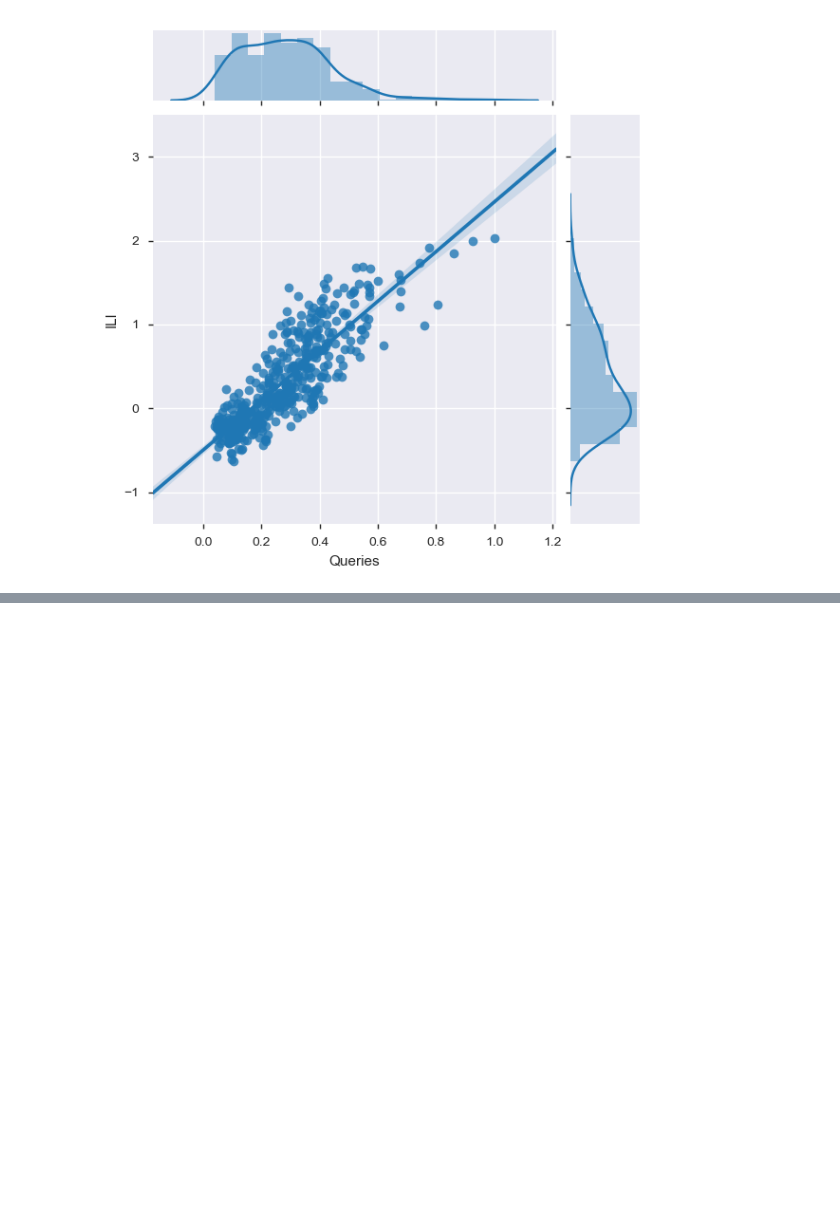
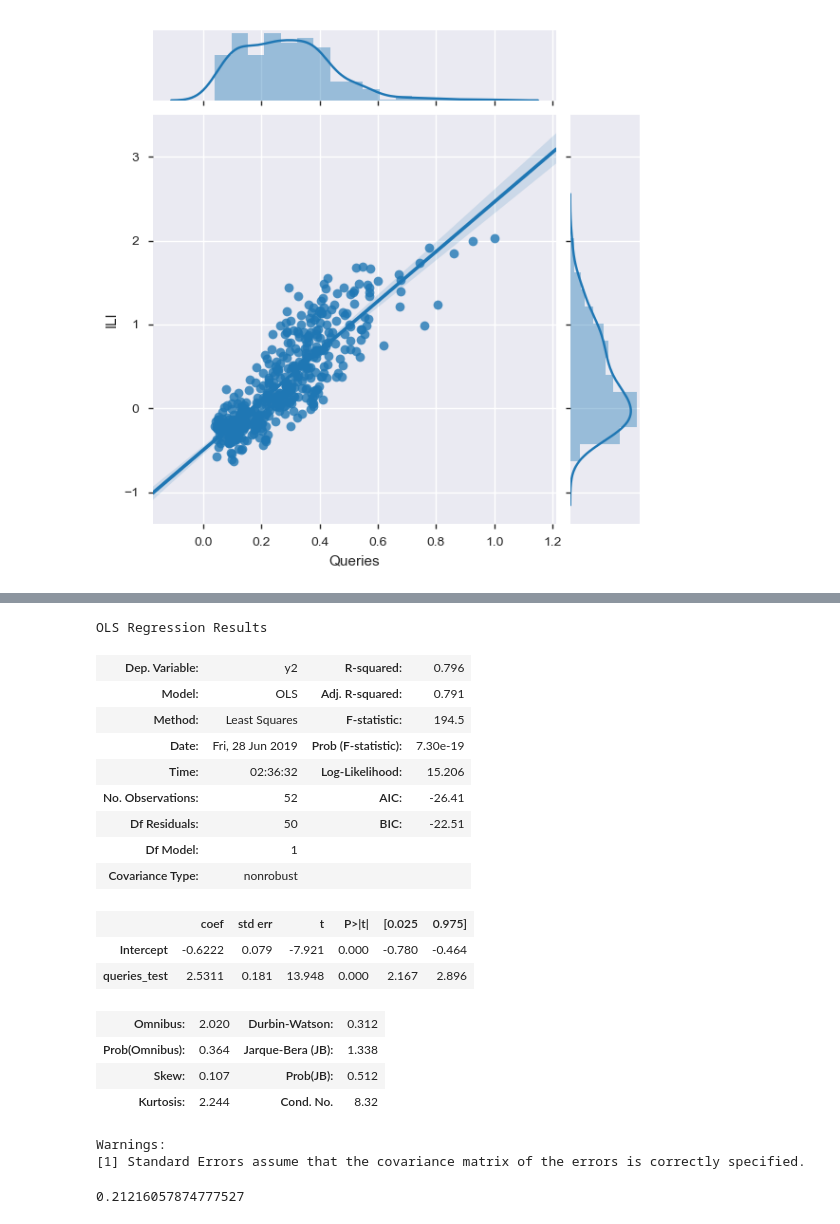
Before and after one commit to atheesh1998/Analytics-Edge, a Jupyter notebook: 2. Linear Regression/6. Flu Epidemic.ipynb, the cells around one changed output, grey strips where cells are left out. Drawn from its saved outputs; the diff is of its cells as text; code cells hidden in the pictures; blank space fills up the shorter version.

```diff
--- a/2. Linear Regression/6. Flu Epidemic.ipynb
+++ b/2. Linear Regression/6. Flu Epidemic.ipynb
@@ -69,0 +84,27 @@ Warnings:
+# %%
+flu_test = pd.read_csv('D:/DS/analytics_edge/2. Linear Regression/FluTest.csv')
+queries_test = flu_test['Queries'].values.reshape(-1, 1)
+ili_test = flu_test['ILI'].values.reshape(-1, 1)
+y2 = np.log(ili_test)
+# %%
+smf.ols(formula = 'y2 ~ queries_test', data = flu_test).fit().summary()
+# %% [output]
+OLS Regression Results
+| Dep. Variable: | y2 | R-squared: | 0.796 |
+| Model: | OLS | Adj. R-squared: | 0.791 |
+| Method: | Least Squares | F-statistic: | 194.5 |
+| Date: | Fri, 28 Jun 2019 | Prob (F-statistic): | 7.30e-19 |
+| Time: | 02:36:32 | Log-Likelihood: | 15.206 |
+| No. Observations: | 52 | AIC: | -26.41 |
+| Df Residuals: | 50 | BIC: | -22.51 |
+| Df Model: | 1 |  |  |
+| Covariance Type: | nonrobust |  |  |
+|  | coef | std err | t | P>|t| | [0.025 | 0.975] |
+| Intercept | -0.6222 | 0.079 | -7.921 | 0.000 | -0.780 | -0.464 |
+| queries_test | 2.5311 | 0.181 | 13.948 | 0.000 | 2.167 | 2.896 |
+| Omnibus: | 2.020 | Durbin-Watson: | 0.312 |
+| Prob(Omnibus): | 0.364 | Jarque-Bera (JB): | 1.338 |
+| Skew: | 0.107 | Prob(JB): | 0.512 |
+| Kurtosis: | 2.244 | Cond. No. | 8.32 |
+Warnings:
+[1] Standard Errors assume that the covariance matrix of the errors is correctly specified.
@@ -69,0 +116,4 @@ Warnings:
+# %%
+flu_trend.score(queries_test, y=np.log(ili_test))
+# %% [output]
+0.21216057874777527
```
Also changed, not shown: parts of 14 cells of this notebook.
